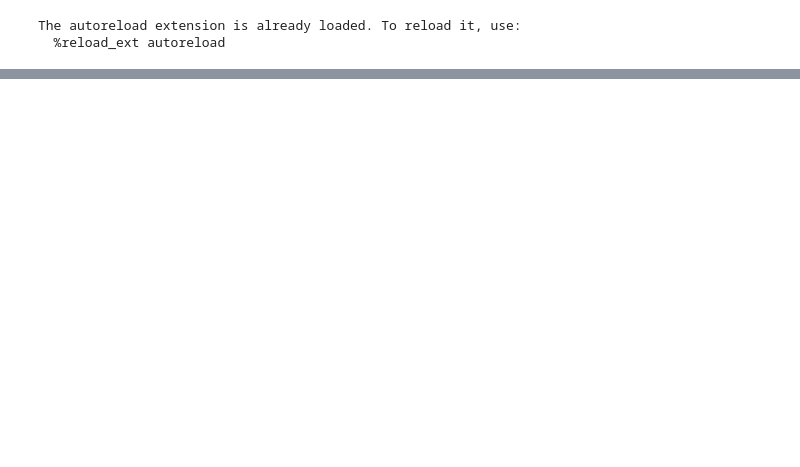
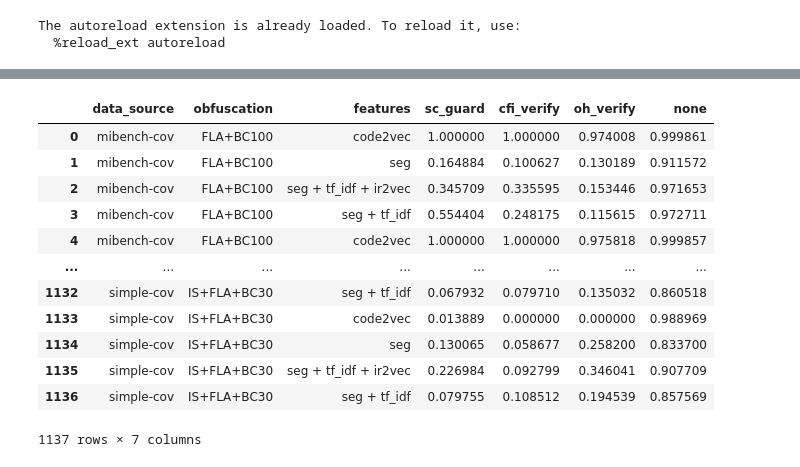
Before and after one commit to tum-i4/sipvsml, a Jupyter notebook: sip_vs_pipeline/evaluation/generate_plots.ipynb, the cells around one changed output, grey strips where cells are left out. Drawn from its saved outputs; the diff is of its cells as text; code cells hidden in the pictures; blank space fills up the shorter version.

```diff
--- a/sip_vs_pipeline/evaluation/generate_plots.ipynb
+++ b/sip_vs_pipeline/evaluation/generate_plots.ipynb
@@ -31,0 +183,16 @@ df.groupby(['data_source', 'obfuscation', 'features'])\
+# %%
+df
+# %% [output]
+|  | data_source | obfuscation | features | sc_guard | cfi_verify | oh_verify | none |
+| 0 | mibench-cov | FLA+BC100 | code2vec | 1.000000 | 1.000000 | 0.974008 | 0.999861 |
+| 1 | mibench-cov | FLA+BC100 | seg | 0.164884 | 0.100627 | 0.130189 | 0.911572 |
+| 2 | mibench-cov | FLA+BC100 | seg + tf_idf + ir2vec | 0.345709 | 0.335595 | 0.153446 | 0.971653 |
+| 3 | mibench-cov | FLA+BC100 | seg + tf_idf | 0.554404 | 0.248175 | 0.115615 | 0.972711 |
+| 4 | mibench-cov | FLA+BC100 | code2vec | 1.000000 | 1.000000 | 0.975818 | 0.999857 |
+| ... | ... | ... | ... | ... | ... | ... | ... |
+| 1132 | simple-cov | IS+FLA+BC30 | seg + tf_idf | 0.067932 | 0.079710 | 0.135032 | 0.860518 |
+| 1133 | simple-cov | IS+FLA+BC30 | code2vec | 0.013889 | 0.000000 | 0.000000 | 0.988969 |
+| 1134 | simple-cov | IS+FLA+BC30 | seg | 0.130065 | 0.058677 | 0.258200 | 0.833700 |
+| 1135 | simple-cov | IS+FLA+BC30 | seg + tf_idf + ir2vec | 0.226984 | 0.092799 | 0.346041 | 0.907709 |
+| 1136 | simple-cov | IS+FLA+BC30 | seg + tf_idf | 0.079755 | 0.108512 | 0.194539 | 0.857569 |
+1137 rows × 7 columns
```
Also changed, not shown: parts of 11 cells of this notebook, 2 other files.
